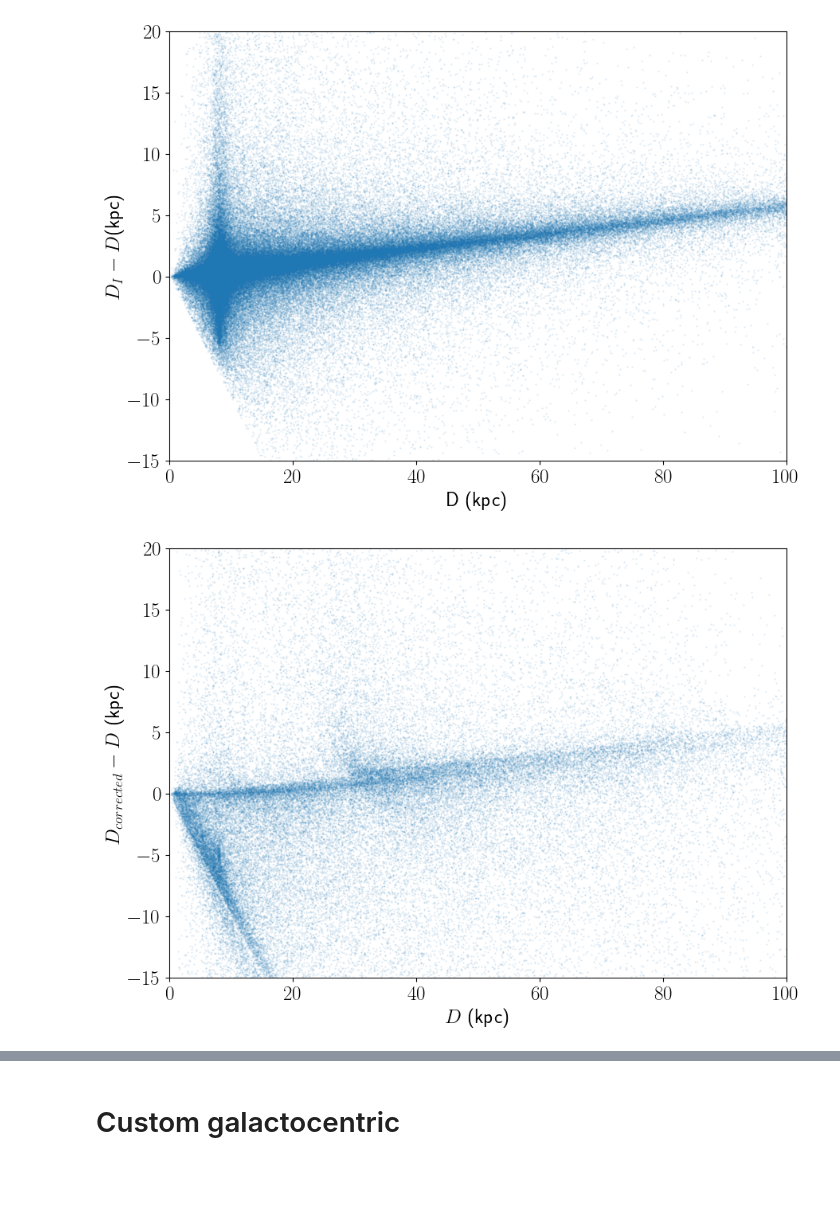
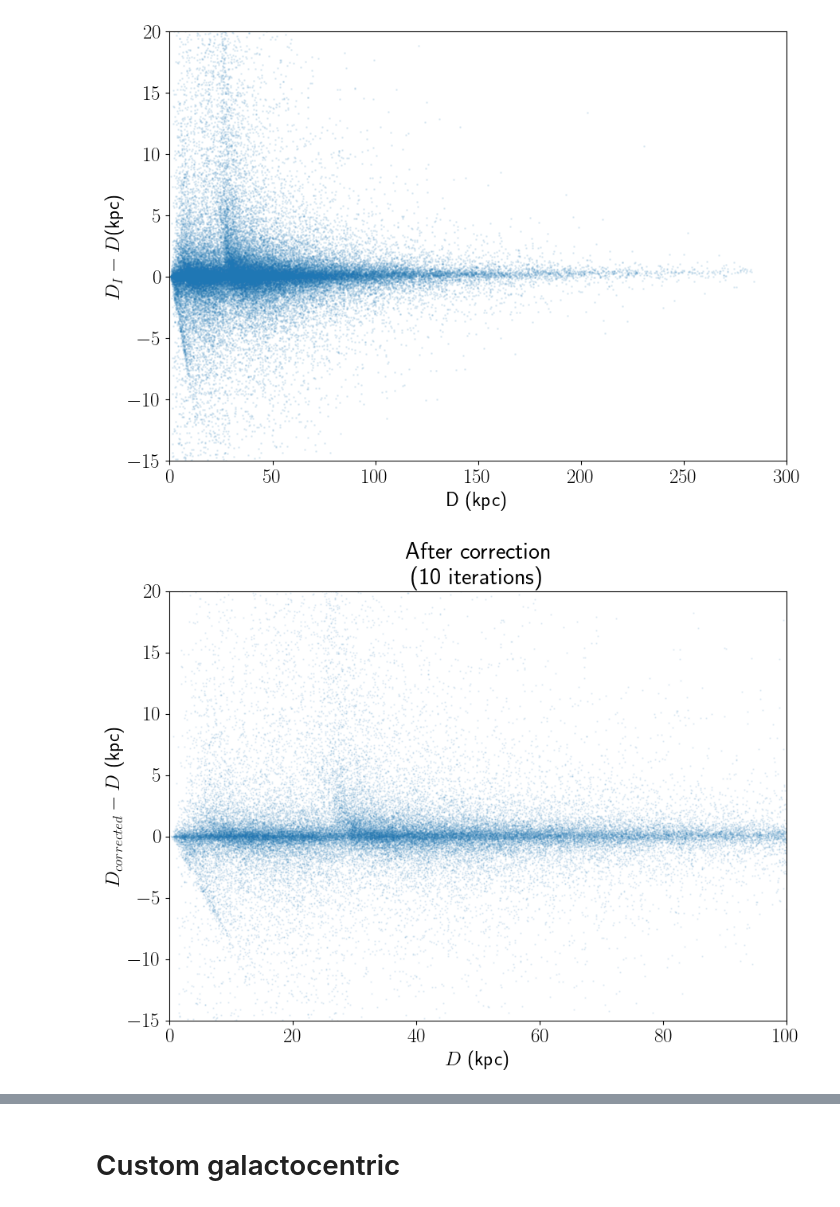
Before and after one commit to fawkez/HVS_1, a Jupyter notebook: Notebooks/iterative_method/check_iterative.ipynb, the cells around one changed output, grey strips where cells are left out. Cells and saved outputs as stored; diff of their text form; code cells hidden in the pictures; blank space fills up the shorter version.

```diff
--- a/Notebooks/iterative_method/check_iterative.ipynb
+++ b/Notebooks/iterative_method/check_iterative.ipynb
@@ -13,7 +13,7 @@ plt.rcParams.update({'figure.figsize': (10, 7)})
 # set the font to latex
 plt.rcParams.update({'text.usetex': True})
 # %%
-data = Table.read('/Users/mncavieres/Documents/2024-2/HVS/Data/speedystar_catalogs/stock_long_corrected.csv')
+data = Table.read('/Users/mncavieres/Documents/2024-2/HVS/Data/speedystar_catalogs/stock_long_corrected.fits')
 # %%
 data
 # %% [output]
@@ -41,3 +41,5 @@ data['D_corrected_pc'] = data['D_corrected']*u.meter.to(u.kpc)
 data['VR_corrected_kms'] = data['VR_corrected']/1000
 
 #data.write('/Users/mncavieres/Documents/2024-2/HVS/Data/speedystar_catalogs/stock_long_corrected.csv', format='csv', overwrite=True)
+# %%
+scale_factor_sun_velocity = 0.947
@@ -44,14 +59,14 @@ data['VR_corrected_kms'] = data['VR_corrected']/1000
 # %%
-plt.scatter(data['dist'], data['implied_distance']/1000 - data['dist'], s = 0.5, alpha= 0.1)
-plt.xlim(0, 100)
-#plt.ylim(-100, 100)
+plt.scatter(data['dist'], data['D_corrected']*scale_factor_sun_velocity - data['dist'], s = 1, alpha= 0.1)
+plt.xlim(0, 300)
+##plt.ylim(-100, 100)
 plt.ylim(-15, 20)
 plt.xlabel('D (kpc)')
 plt.ylabel('$D_I - D$(kpc)')
 
 plt.show()
 # %% [output]
-[figure, old version]
+[figure, new version]
 # %%
 from astropy.coordinates import SkyCoord
 # %%
@@ -59,16 +74,17 @@ speedy_coords = SkyCoord(-data['x'], data['y'], data['z'], unit = 'kpc', represe
 # %%
 dist_speedystar = speedy_coords.transform_to('icrs').distance
 # %%
-plt.scatter(data['dist'], data['D_corrected']*u.meter.to(u.kpc) - data['dist'], s = 0.5, alpha=0.1)
+plt.scatter(data['dist'], data['D_corrected']*scale_factor_sun_velocity- data['dist'], s = 0.5, alpha=0.1)
 plt.xlim(0, 100)
 #plt.ylim(-100, 100)
 plt.ylim(-15, 20)
 plt.xlabel('$D$ (kpc)')
 plt.ylabel('$D_{corrected} - D$ (kpc)')
 x_bias = np.linspace(0, 100, 100)
+plt.title('After correction \n (10 iterations)')
 #plt.plot(x_bias, x_bias*0.056, 'r--', alpha = 0.3)
 # This bias might be different because of the reference frame for ICRS in speedystar
 plt.show()
 # %% [output]
-[figure, old version]
+[figure, new version]
 # %%
```
Also changed, not shown: parts of 8 cells of this notebook, 4 other files.
